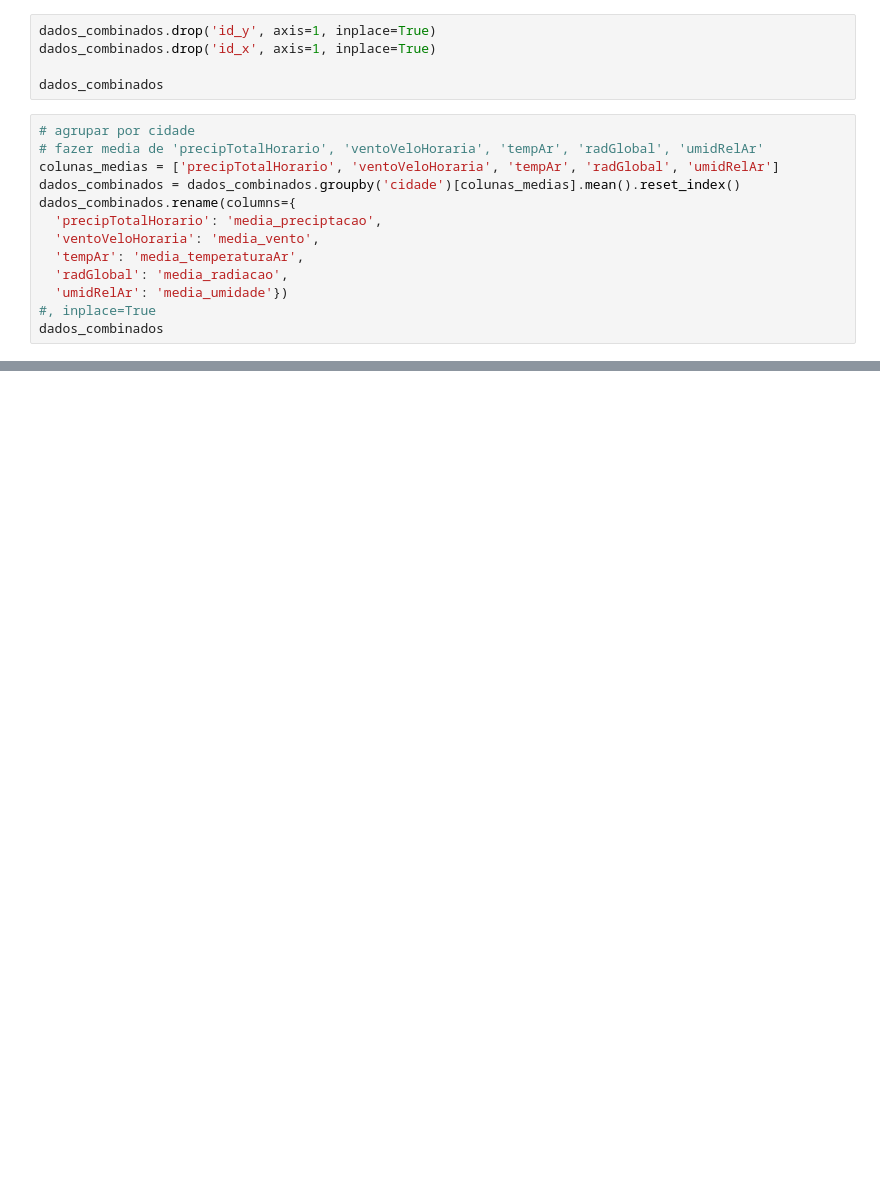
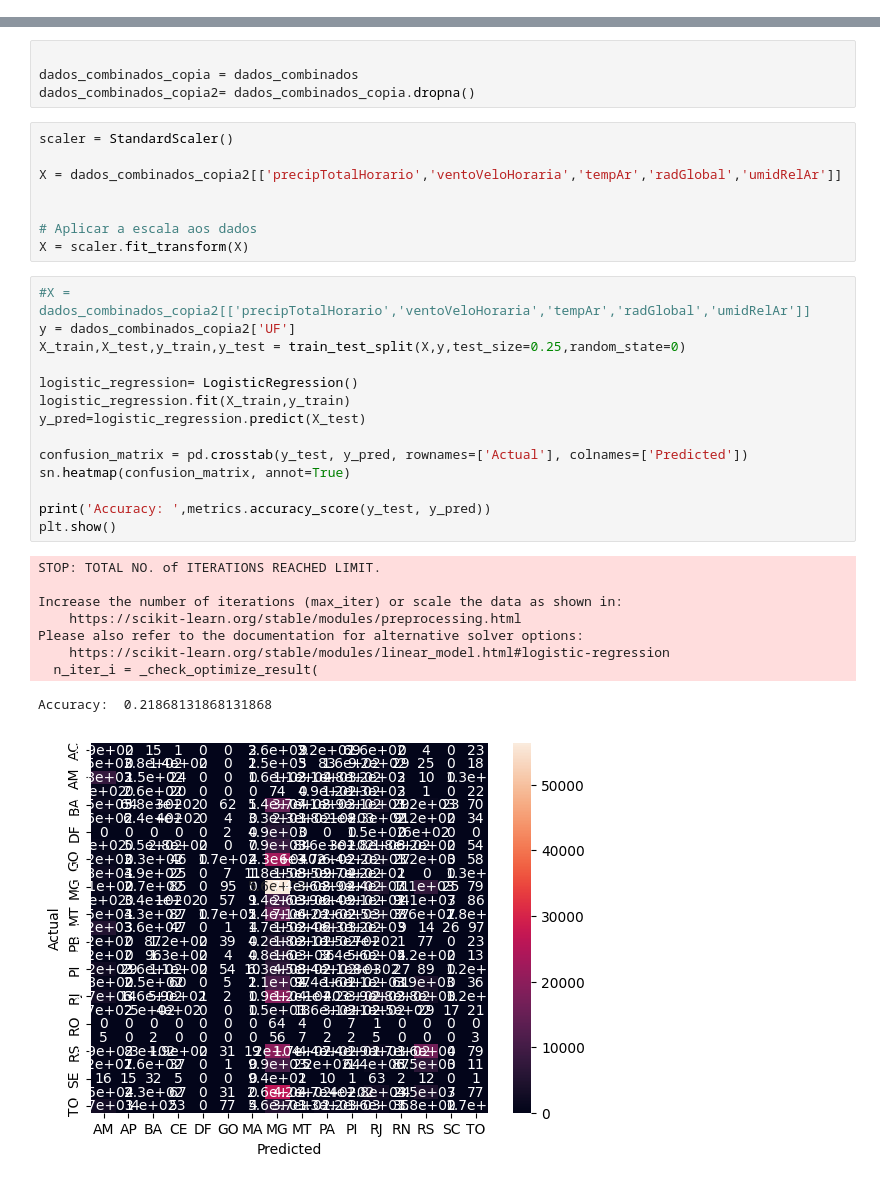
Before and after one commit to TiagoRCunha/pi-03-relacao-energia-condicao-climatica, a Jupyter notebook: machinelearning.ipynb, the cells around one changed output, grey strips where cells are left out. Drawn from its saved outputs; the diff is of its cells as text; blank space fills up the shorter version.

```diff
--- a/machinelearning.ipynb
+++ b/machinelearning.ipynb
@@ -94,18 +65,0 @@ dados_combinados.head()
-# %%
-dados_combinados.drop('id_y', axis=1, inplace=True)
-dados_combinados.drop('id_x', axis=1, inplace=True)
-
-dados_combinados
-# %%
-# agrupar por cidade
-# fazer media de 'precipTotalHorario', 'ventoVeloHoraria', 'tempAr', 'radGlobal', 'umidRelAr'
-colunas_medias = ['precipTotalHorario', 'ventoVeloHoraria', 'tempAr', 'radGlobal', 'umidRelAr']
-dados_combinados = dados_combinados.groupby('cidade')[colunas_medias].mean().reset_index()
-dados_combinados.rename(columns={
-  'precipTotalHorario': 'media_preciptacao',
-  'ventoVeloHoraria': 'media_vento',
-  'tempAr': 'media_temperaturaAr',
-  'radGlobal': 'media_radiacao',
-  'umidRelAr': 'media_umidade'})
-#, inplace=True
-dados_combinados
@@ -163,0 +73,36 @@ print(classification_report(y_test, y_pred))
+# %%
+
+dados_combinados_copia = dados_combinados
+dados_combinados_copia2= dados_combinados_copia.dropna()
+# %%
+scaler = StandardScaler()
+
+X = dados_combinados_copia2[['precipTotalHorario','ventoVeloHoraria','tempAr','radGlobal','umidRelAr']]
+
+
+# Aplicar a escala aos dados
+X = scaler.fit_transform(X)
+# %%
+#X = dados_combinados_copia2[['precipTotalHorario','ventoVeloHoraria','tempAr','radGlobal','umidRelAr']]
+y = dados_combinados_copia2['UF']
+X_train,X_test,y_train,y_test = train_test_split(X,y,test_size=0.25,random_state=0)
+
+logistic_regression= LogisticRegression()
+logistic_regression.fit(X_train,y_train)
+y_pred=logistic_regression.predict(X_test)
+
+confusion_matrix = pd.crosstab(y_test, y_pred, rownames=['Actual'], colnames=['Predicted'])
+sn.heatmap(confusion_matrix, annot=True)
+
+print('Accuracy: ',metrics.accuracy_score(y_test, y_pred))
+plt.show()
+# %% [output]
+STOP: TOTAL NO. of ITERATIONS REACHED LIMIT.
+
+Increase the number of iterations (max_iter) or scale the data as shown in:
+    https://scikit-learn.org/stable/modules/preprocessing.html
+Please also refer to the documentation for alternative solver options:
+    https://scikit-learn.org/stable/modules/linear_model.html#logistic-regression
+  n_iter_i = _check_optimize_result(
+Accuracy:  0.21868131868131868
+[figure, added]
```
Also changed, not shown: parts of 14 cells of this notebook, 2 other files.
